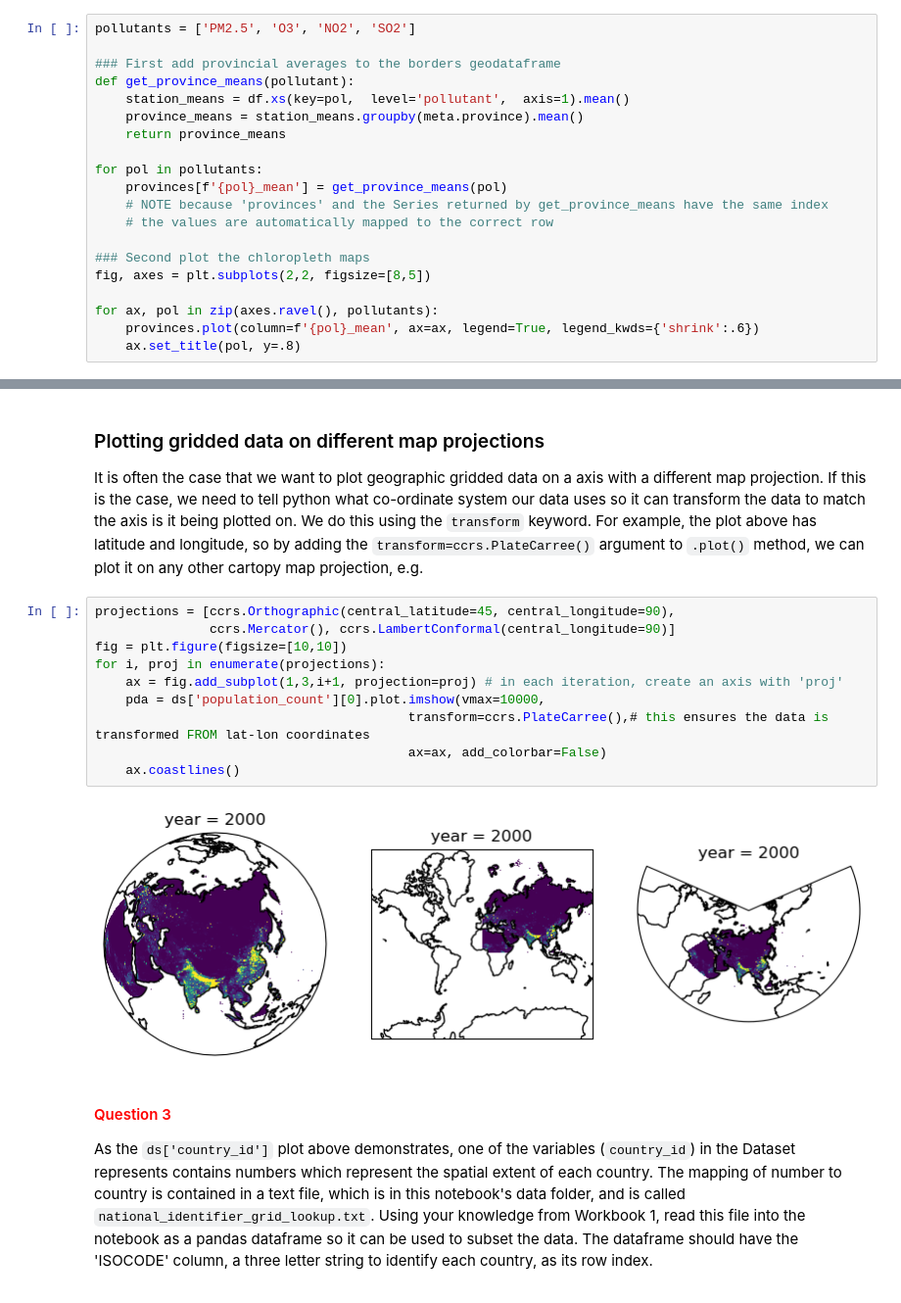
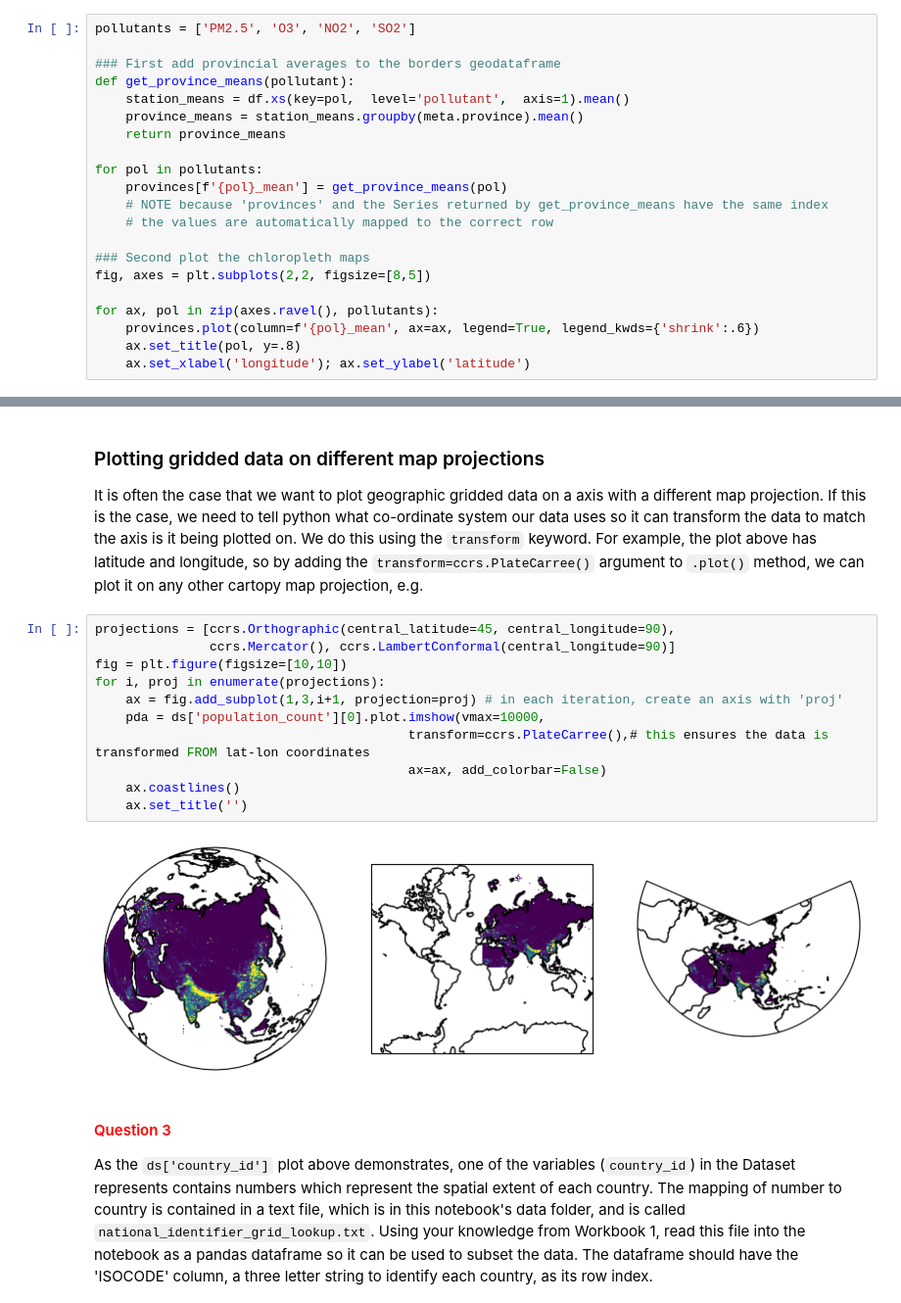
Before and after one commit to bjsilver/aqsolutions, a Jupyter notebook: workshop_2.ipynb, the cells around one changed output, grey strips where cells are left out. Shown at 98% size. Drawn from its saved outputs; the diff is of its cells as text.

```diff
--- a/workshop_2.ipynb
+++ b/workshop_2.ipynb
@@ -223,4 +223,5 @@ fig, axes = plt.subplots(2,2, figsize=[8,5])
 for ax, pol in zip(axes.ravel(), pollutants):
     provinces.plot(column=f'{pol}_mean', ax=ax, legend=True, legend_kwds={'shrink':.6})
     ax.set_title(pol, y=.8)
+    ax.set_xlabel('longitude'); ax.set_ylabel('latitude')
 # %% [output]
@@ -280,15 +281,16 @@ It is often the case that we want to plot geographic gridded data on a axis with
 # %%
 projections = [ccrs.Orthographic(central_latitude=45, central_longitude=90),
                ccrs.Mercator(), ccrs.LambertConformal(central_longitude=90)]
 fig = plt.figure(figsize=[10,10])
 for i, proj in enumerate(projections):
     ax = fig.add_subplot(1,3,i+1, projection=proj) # in each iteration, create an axis with 'proj'
     pda = ds['population_count'][0].plot.imshow(vmax=10000,
                                          transform=ccrs.PlateCarree(),# this ensures the data is transformed FROM lat-lon coordinates
                                          ax=ax, add_colorbar=False)
     ax.coastlines()
+    ax.set_title('')
 # %% [output]
-[figure, old version]
+[figure, new version]
 # %% [markdown]
 #### <font color='red'>Question 3</font>
 
```
Also changed, not shown: parts of 2 cells of this notebook, 1 other file.
